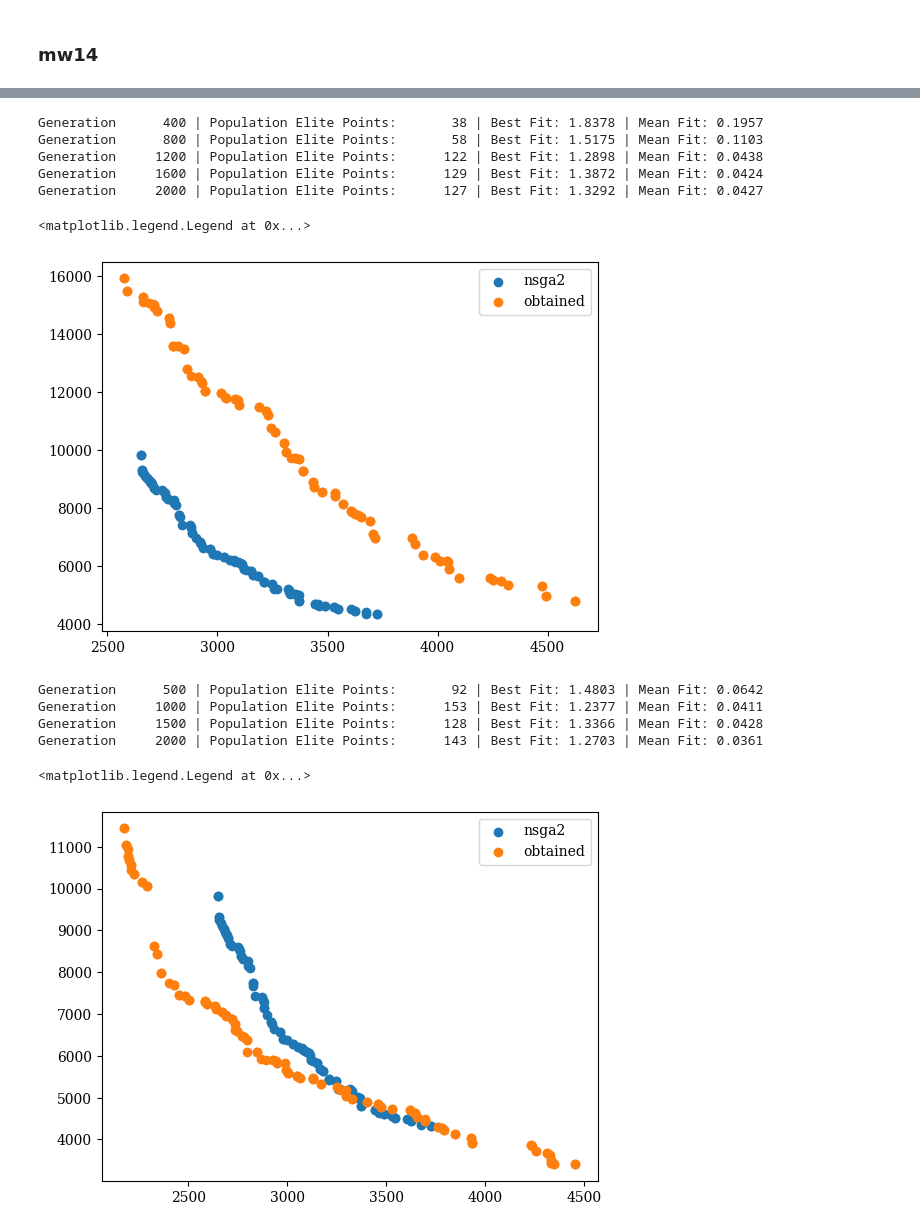
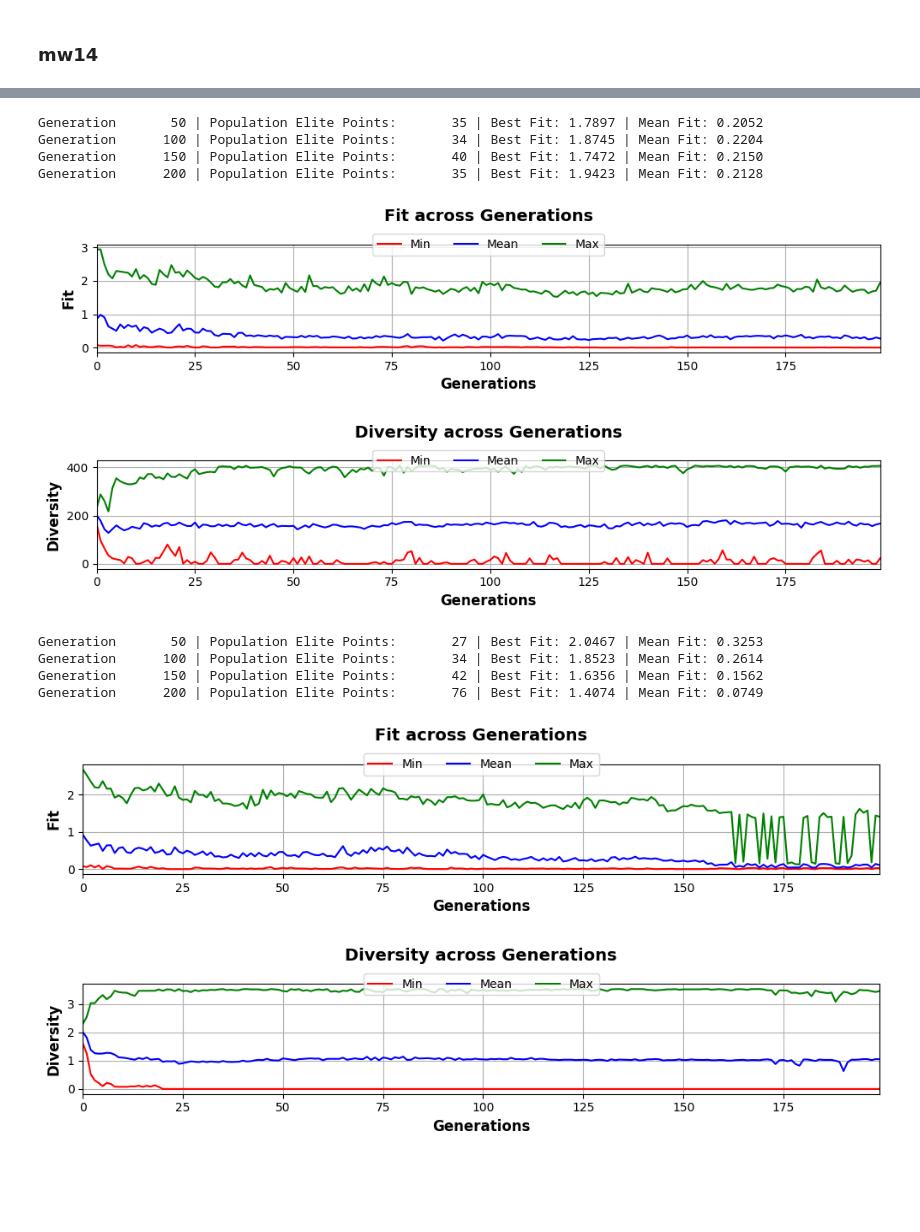
Before and after one commit to pedro-com/bioinspired-evo, a Jupyter notebook: hito2 alejandro.ipynb, the cells around one changed output, grey strips where cells are left out. Saved outputs shown, nothing was run; the diff lists cells and outputs as text; code cells hidden in the pictures; blank space fills up the shorter version.

```diff
--- a/hito2 alejandro.ipynb
+++ b/hito2 alejandro.ipynb
@@ -364,2 +352,4 @@ print(problem.xu)
+# %%
+problem_tsp = TSPProblem(100)
 # %%
 algorithm = NSGA2(pop_size=100)
@@ -407,42 +373,34 @@ scatter.show()
 # %%
 from src.multi_evolutive import PermutationMultiEvolutive
 import matplotlib.pyplot as plt
 
 evolutive = PermutationMultiEvolutive(
     alphabet=range(100),
     n_individuals=50,
+    cromolength=100,
     mutation=["to-opt", "insert-gene", "swap-gene"],
     crossover= ["uniform", "split-merge"],
     front='front',
     penalization='crowding_norm',
     selection_pool=['best', 'section'],
 	T_selection=20,
 	p_crossover=0.7,
 	average_mutation_rate=1.25,
     maximize=[False, False],
     selection_pool_size=1.5,
 	elitism=True
 )
-results = evolutive.evolve(fit=problem.evaluate, n_generations=2000, trace=400, obtain_metrics=True)
-fig, axs = plt.subplots(1, 1)
-axs.scatter(res2.F[:, 0], res2.F[:, 1], label='nsga2')
-fit_scores = np.array([problem.evaluate(p) for p in results["best"]])
 
-axs.scatter(fit_scores[:, 0], fit_scores[:, 1], label='obtained')
-plt.legend()
+results = evolutive.evolve(fit=problem_tsp.evaluate, n_generations=200, trace=50, obtain_metrics=True)
+evolutive.plot_evolution_metrics(results["evolution_metrics"])
+plt.show()
 # %% [output]
-Generation      400 | Population Elite Points:       38 | Best Fit: 1.8378 | Mean Fit: 0.1957
-Generation      800 | Population Elite Points:       58 | Best Fit: 1.5175 | Mean Fit: 0.1103
-Generation     1200 | Population Elite Points:      122 | Best Fit: 1.2898 | Mean Fit: 0.0438
-Generation     1600 | Population Elite Points:      129 | Best Fit: 1.3872 | Mean Fit: 0.0424
-Generation     2000 | Population Elite Points:      127 | Best Fit: 1.3292 | Mean Fit: 0.0427
+Generation       50 | Population Elite Points:       35 | Best Fit: 1.7897 | Mean Fit: 0.2052
+Generation      100 | Population Elite Points:       34 | Best Fit: 1.8745 | Mean Fit: 0.2204
+Generation      150 | Population Elite Points:       40 | Best Fit: 1.7472 | Mean Fit: 0.2150
+Generation      200 | Population Elite Points:       35 | Best Fit: 1.9423 | Mean Fit: 0.2128
-<matplotlib.legend.Legend at 0x...>
-[figure, old version]
+[figure, new version]
 # %%
-from src.multi_evolutive import RealMultiEvolutive
-import matplotlib.pyplot as plt
-import numpy as np
-
 evolutive = RealMultiEvolutive(
     n_individuals=50,
     value_range=[0, 1],
@@ -460,17 +418,13 @@ evolutive = RealMultiEvolutive(
     alpha=0.6,
     T_selection=10
 )
-results = evolutive.evolve(fit=problem.evaluate, n_generations=2000, trace=500, obtain_metrics=True)
-fig, axs = plt.subplots(1, 1)
-axs.scatter(res2.F[:, 0], res2.F[:, 1], label='nsga2')
-fit_scores = np.array([problem.evaluate(p) for p in results["best"]])
 
-axs.scatter(fit_scores[:, 0], fit_scores[:, 1], label='obtained')
-plt.legend()
+results = evolutive.evolve(fit=problem_tsp.evaluate, n_generations=200, trace=50, obtain_metrics=True)
+evolutive.plot_evolution_metrics(results["evolution_metrics"])
+plt.show()
 # %% [output]
-Generation      500 | Population Elite Points:       92 | Best Fit: 1.4803 | Mean Fit: 0.0642
-Generation     1000 | Population Elite Points:      153 | Best Fit: 1.2377 | Mean Fit: 0.0411
-Generation     1500 | Population Elite Points:      128 | Best Fit: 1.3366 | Mean Fit: 0.0428
-Generation     2000 | Population Elite Points:      143 | Best Fit: 1.2703 | Mean Fit: 0.0361
+Generation       50 | Population Elite Points:       27 | Best Fit: 2.0467 | Mean Fit: 0.3253
+Generation      100 | Population Elite Points:       34 | Best Fit: 1.8523 | Mean Fit: 0.2614
+Generation      150 | Population Elite Points:       42 | Best Fit: 1.6356 | Mean Fit: 0.1562
+Generation      200 | Population Elite Points:       76 | Best Fit: 1.4074 | Mean Fit: 0.0749
-<matplotlib.legend.Legend at 0x...>
-[figure, old version]
+[figure, new version]
```
Also changed, not shown: parts of 22 cells of this notebook.
